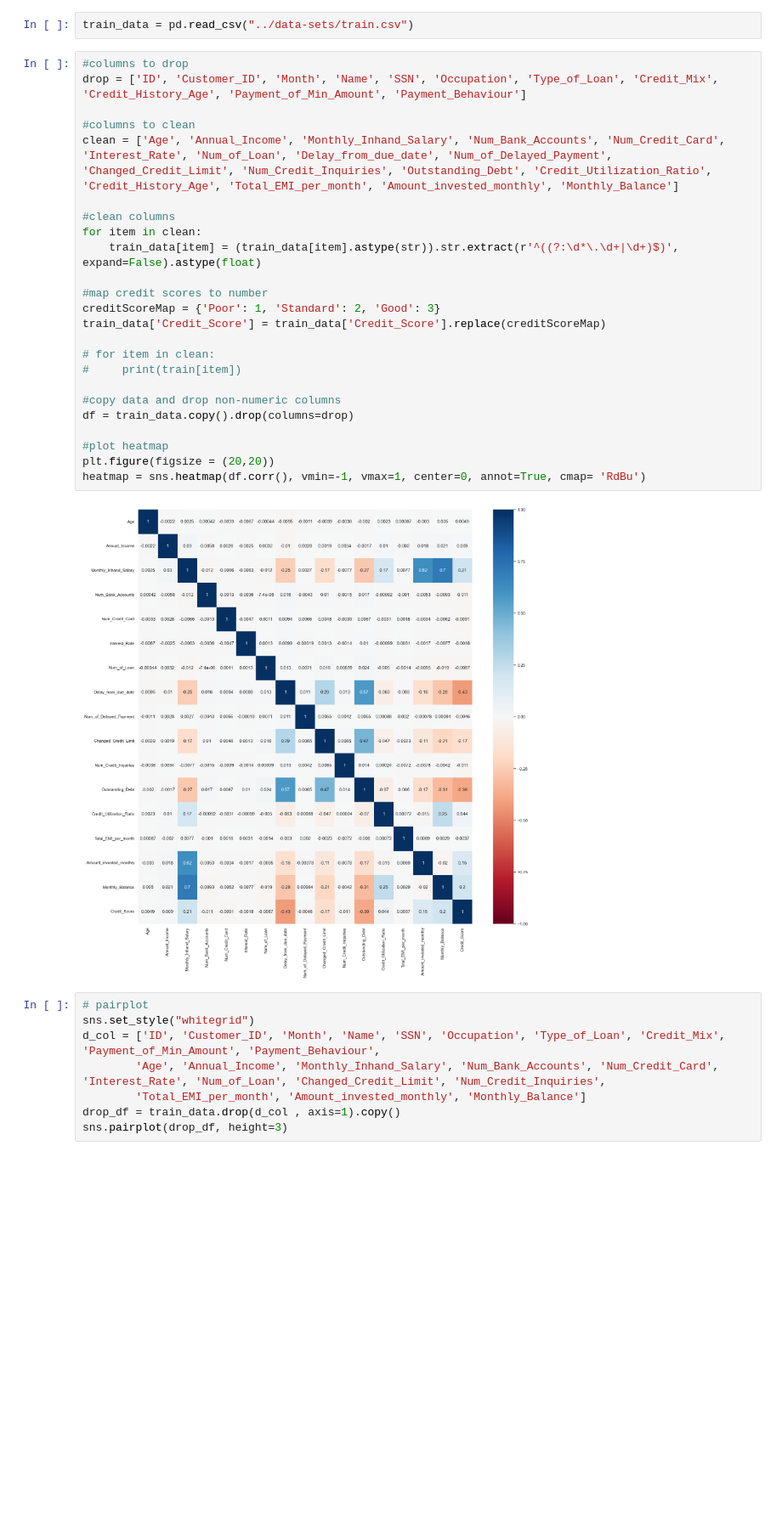
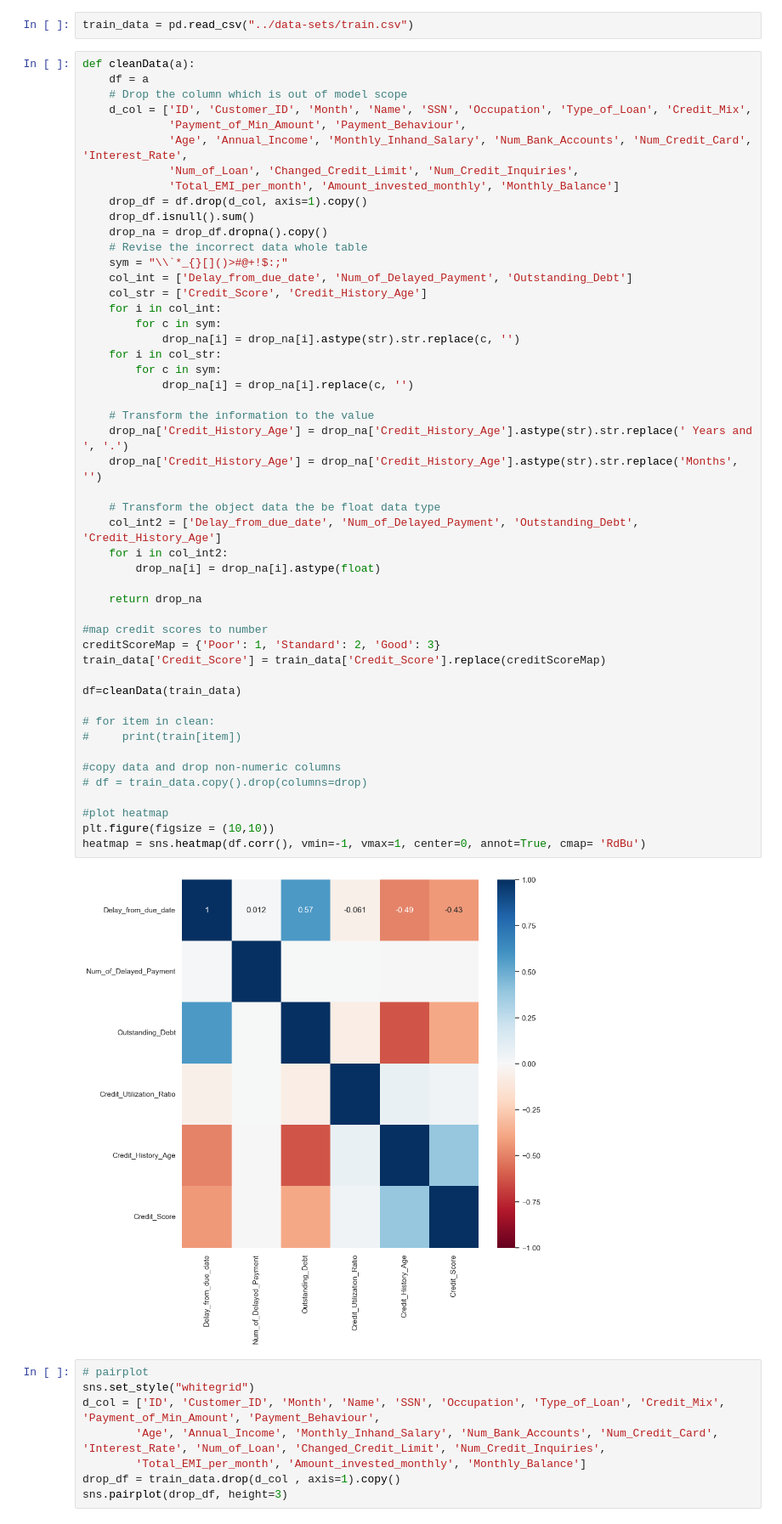
Before and after one commit to Jacob-Tuttle/ECS171-Project, a Jupyter notebook: notebooks/exploratory.ipynb, the cells around one changed output. Shown at 85% size. Saved outputs shown, nothing was run; the diff lists cells and outputs as text; blank space fills up the shorter version.

Commit message:
changed heatmap

```diff
--- a/notebooks/exploratory.ipynb
+++ b/notebooks/exploratory.ipynb
@@ -26,31 +26,56 @@ from pathlib import Path
 # %%
 train_data = pd.read_csv("../data-sets/train.csv")
 # %%
-#columns to drop
-drop = ['ID', 'Customer_ID', 'Month', 'Name', 'SSN', 'Occupation', 'Type_of_Loan', 'Credit_Mix', 'Credit_History_Age', 'Payment_of_Min_Amount', 'Payment_Behaviour']
+def cleanData(a):
+    df = a
+    # Drop the column which is out of model scope
+    d_col = ['ID', 'Customer_ID', 'Month', 'Name', 'SSN', 'Occupation', 'Type_of_Loan', 'Credit_Mix',
+             'Payment_of_Min_Amount', 'Payment_Behaviour',
+             'Age', 'Annual_Income', 'Monthly_Inhand_Salary', 'Num_Bank_Accounts', 'Num_Credit_Card', 'Interest_Rate',
+             'Num_of_Loan', 'Changed_Credit_Limit', 'Num_Credit_Inquiries',
+             'Total_EMI_per_month', 'Amount_invested_monthly', 'Monthly_Balance']
+    drop_df = df.drop(d_col, axis=1).copy()
+    drop_df.isnull().sum()
+    drop_na = drop_df.dropna().copy()
+    # Revise the incorrect data whole table
+    sym = "\\`*_{}[]()>#@+!$:;"
+    col_int = ['Delay_from_due_date', 'Num_of_Delayed_Payment', 'Outstanding_Debt']
+    col_str = ['Credit_Score', 'Credit_History_Age']
+    for i in col_int:
+        for c in sym:
+            drop_na[i] = drop_na[i].astype(str).str.replace(c, '')
+    for i in col_str:
+        for c in sym:
+            drop_na[i] = drop_na[i].replace(c, '')
 
-#columns to clean
-clean = ['Age', 'Annual_Income', 'Monthly_Inhand_Salary', 'Num_Bank_Accounts', 'Num_Credit_Card', 'Interest_Rate', 'Num_of_Loan', 'Delay_from_due_date', 'Num_of_Delayed_Payment', 'Changed_Credit_Limit', 'Num_Credit_Inquiries', 'Outstanding_Debt', 'Credit_Utilization_Ratio', 'Credit_History_Age', 'Total_EMI_per_month', 'Amount_invested_monthly', 'Monthly_Balance']
+    # Transform the information to the value
+    drop_na['Credit_History_Age'] = drop_na['Credit_History_Age'].astype(str).str.replace(' Years and ', '.')
+    drop_na['Credit_History_Age'] = drop_na['Credit_History_Age'].astype(str).str.replace('Months', '')
 
-#clean columns
-for item in clean:
-    train_data[item] = (train_data[item].astype(str)).str.extract(r'^((?:\d*\.\d+|\d+)$)', expand=False).astype(float)
+    # Transform the object data the be float data type
+    col_int2 = ['Delay_from_due_date', 'Num_of_Delayed_Payment', 'Outstanding_Debt', 'Credit_History_Age']
+    for i in col_int2:
+        drop_na[i] = drop_na[i].astype(float)
+
+    return drop_na
 
 #map credit scores to number
 creditScoreMap = {'Poor': 1, 'Standard': 2, 'Good': 3}
 train_data['Credit_Score'] = train_data['Credit_Score'].replace(creditScoreMap)
 
+df=cleanData(train_data)
+
 # for item in clean:
 #     print(train[item])
 
 #copy data and drop non-numeric columns
-df = train_data.copy().drop(columns=drop)
+# df = train_data.copy().drop(columns=drop)
 
 #plot heatmap
-plt.figure(figsize = (20,20))
+plt.figure(figsize = (10,10))
 heatmap = sns.heatmap(df.corr(), vmin=-1, vmax=1, center=0, annot=True, cmap= 'RdBu')
 # %% [output]
-[figure, old version]
+[figure, new version]
 # %%
 # pairplot
 sns.set_style("whitegrid")
```
